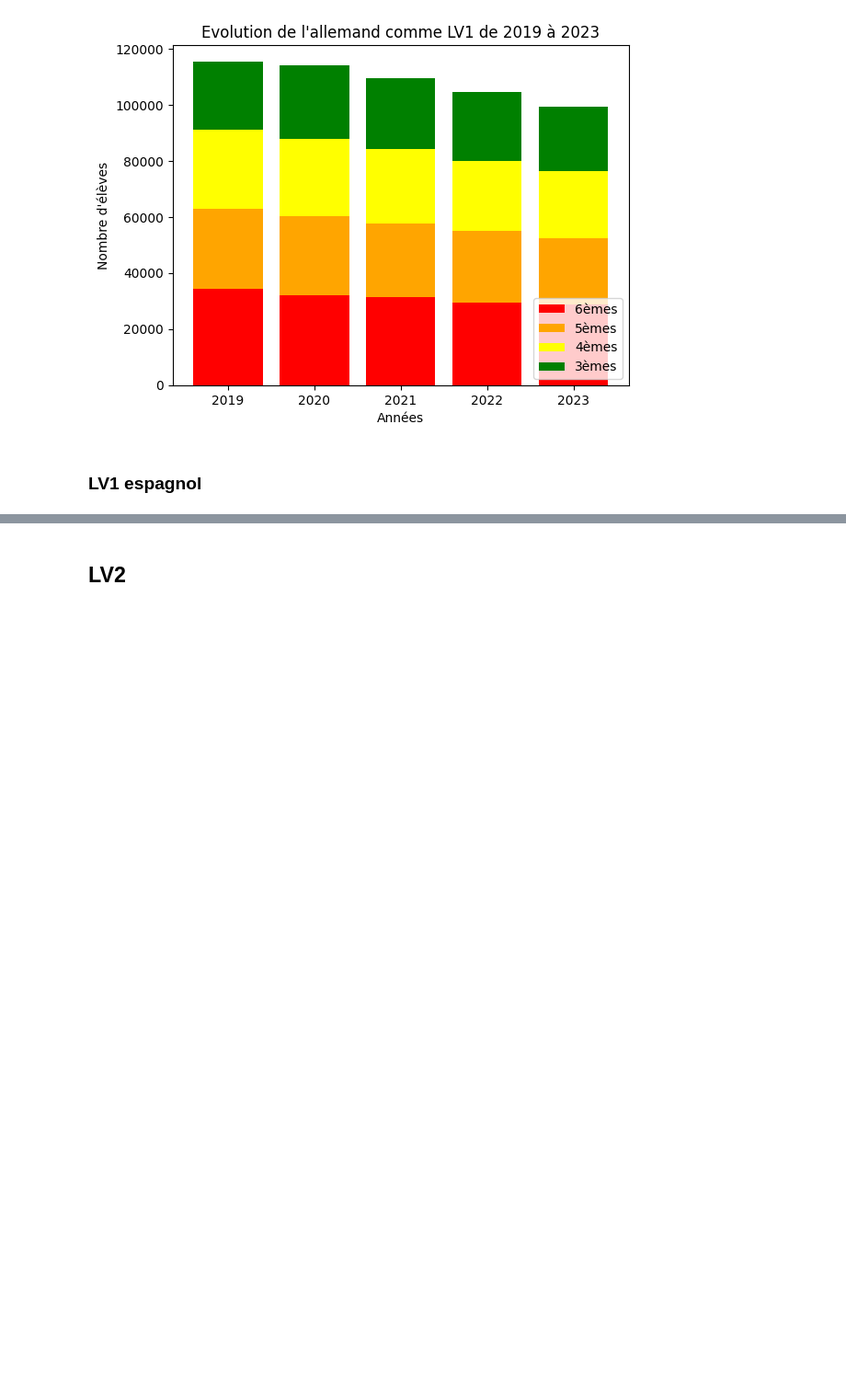
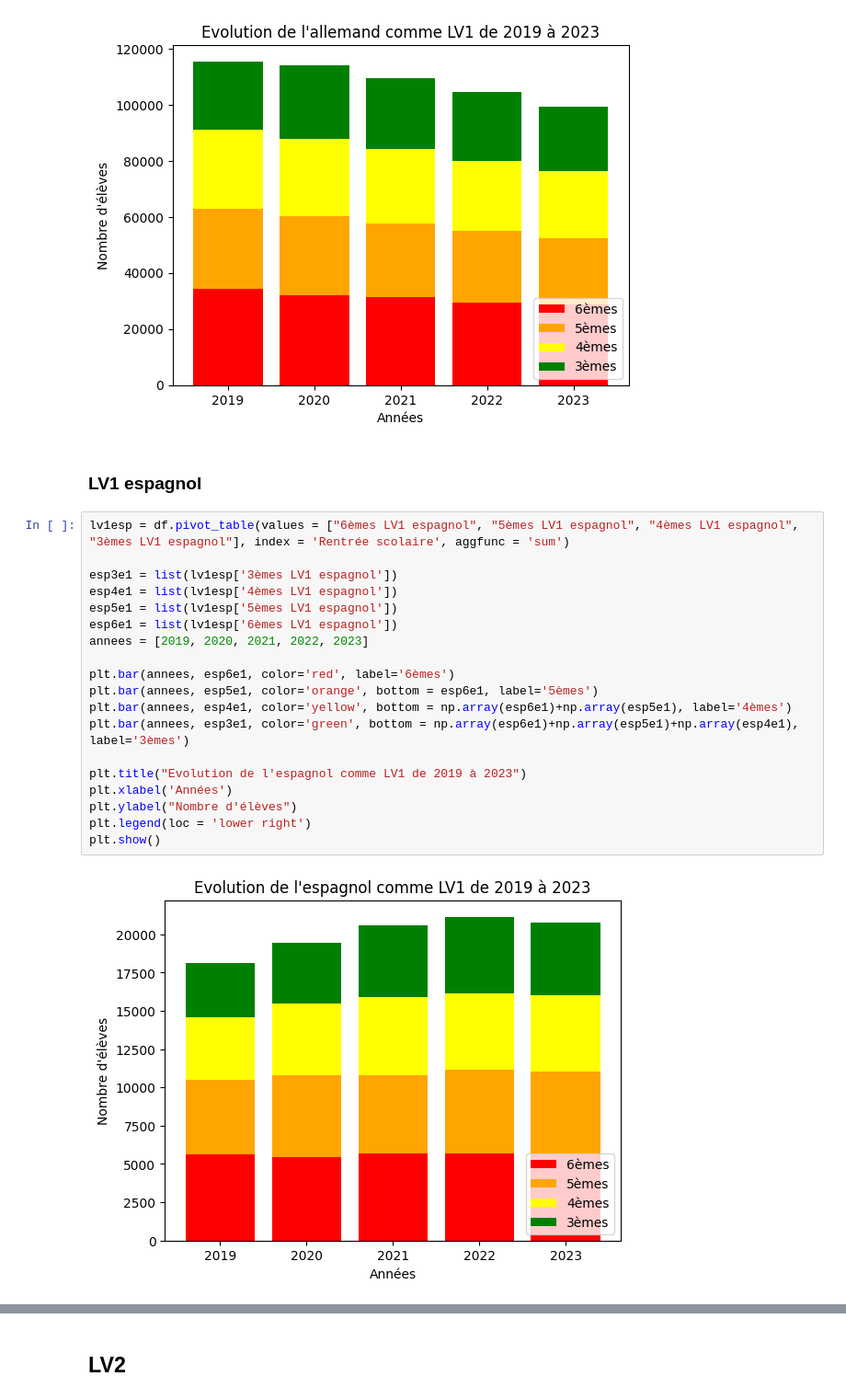
Before and after one commit to margotlafond/projet-info, a Jupyter notebook: analyse_data2.ipynb, the cells around one changed output, grey strips where cells are left out. Shown at 92% size. Saved outputs shown, nothing was run; the diff lists cells and outputs as text; blank space fills up the shorter version.

```diff
--- a/analyse_data2.ipynb
+++ b/analyse_data2.ipynb
@@ -76,3 +76,24 @@ plt.show()
 [figure]
 # %% [markdown]
 ### LV1 espagnol
+# %%
+lv1esp = df.pivot_table(values = ["6èmes LV1 espagnol", "5èmes LV1 espagnol", "4èmes LV1 espagnol", "3èmes LV1 espagnol"], index = 'Rentrée scolaire', aggfunc = 'sum')
+
+esp3e1 = list(lv1esp['3èmes LV1 espagnol'])
+esp4e1 = list(lv1esp['4èmes LV1 espagnol'])
+esp5e1 = list(lv1esp['5èmes LV1 espagnol'])
+esp6e1 = list(lv1esp['6èmes LV1 espagnol'])
+annees = [2019, 2020, 2021, 2022, 2023]
+
+plt.bar(annees, esp6e1, color='red', label='6èmes')
+plt.bar(annees, esp5e1, color='orange', bottom = esp6e1, label='5èmes')
+plt.bar(annees, esp4e1, color='yellow', bottom = np.array(esp6e1)+np.array(esp5e1), label='4èmes')
+plt.bar(annees, esp3e1, color='green', bottom = np.array(esp6e1)+np.array(esp5e1)+np.array(esp4e1), label='3èmes')
+
+plt.title("Evolution de l'espagnol comme LV1 de 2019 à 2023")
+plt.xlabel('Années')
+plt.ylabel("Nombre d'élèves")
+plt.legend(loc = 'lower right')
+plt.show()
+# %% [output]
+[figure, added]
```
Also changed, not shown: parts of 11 cells of this notebook.
